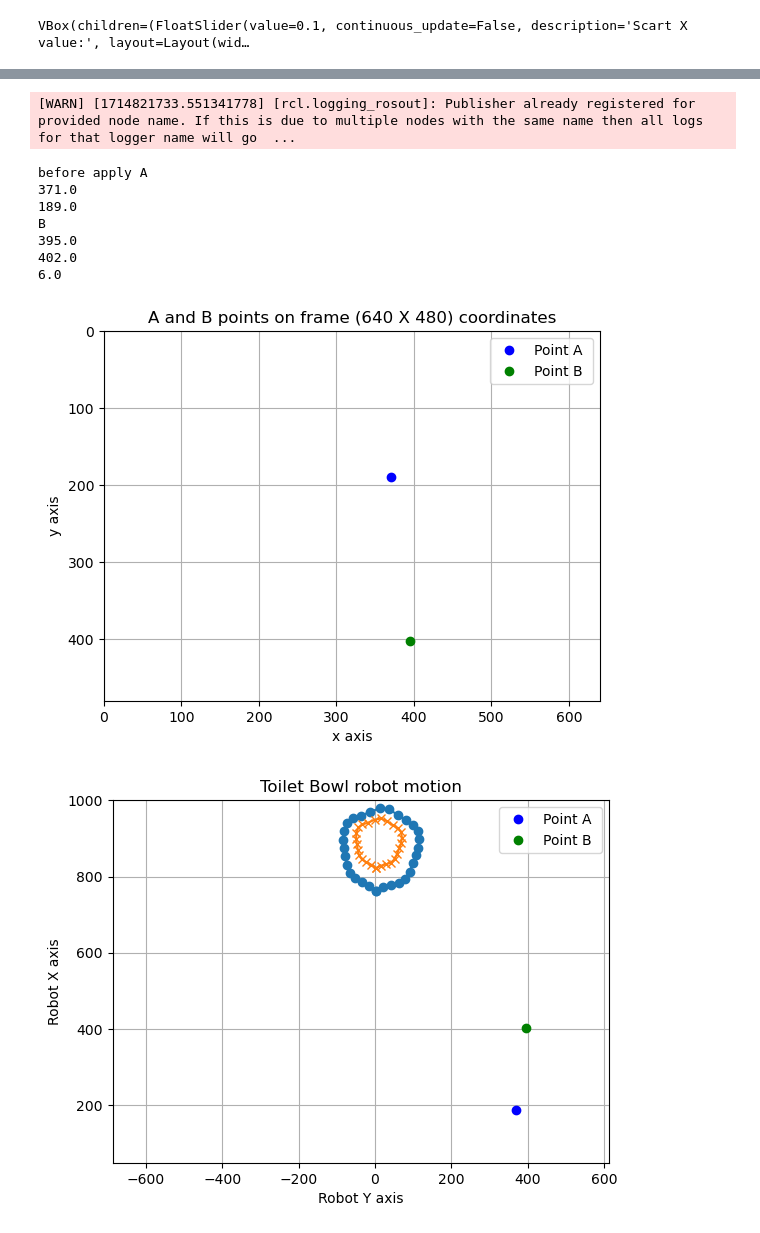
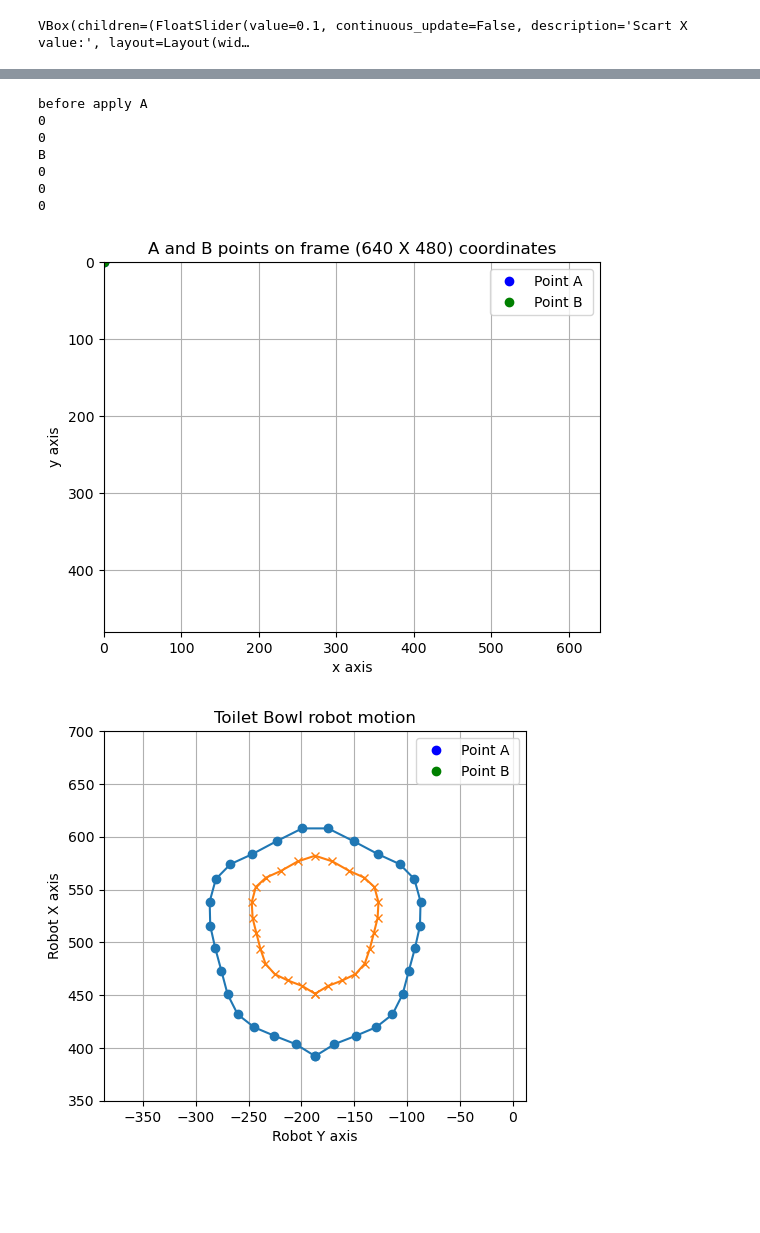
Before and after one commit to nilupul-tsukarm/VisionSystem, a Jupyter notebook: BowlDetection/KHI_DUAL.ipynb, the cells around one changed output, grey strips where cells are left out. Drawn from its saved outputs; the diff is of its cells as text; code cells hidden in the pictures; blank space fills up the shorter version.

```diff
--- a/BowlDetection/KHI_DUAL.ipynb
+++ b/BowlDetection/KHI_DUAL.ipynb
@@ -675,6 +678,13 @@ recent_radius_short=100
 #recent_y_offset = 0.0
 #recent_yaw_degrees = 0
 
+recent_Ax_offset = 0
+recent_Ay_offset = 0
+recent_Bx_offset = 0
+recent_By_offset = 0
+recent_yaw_degrees = 0
+
+"""
 # Create an instance of JSONSubscriber
 jsub = JSONSubscriber()
 
@@ -686,7 +696,7 @@ recent_Ay_offset = jsub.recent_Ay_offset
 recent_Bx_offset = jsub.recent_Bx_offset
 recent_By_offset = jsub.recent_By_offset
 recent_yaw_degrees = jsub.recent_yaw_degrees
-
+"""
 
 # sample values
 #recent_Ax_offset = 371.0
@@ -735,10 +745,11 @@ print(recent_yaw_degrees)
 recent_x_offset = recent_Ax_offset
 recent_y_offset = recent_Ay_offset
 
-
-#recent_x_offset = 0.0
-#recent_y_offset = 0.0
-#recent_yaw_degrees = 0
+"""
+recent_x_offset = 0.0
+recent_y_offset = 0.0
+recent_yaw_degrees = 0
+"""
 
 trajectory_outer, rotated_points_outer = calculate_trajectory(
     start_long=recent_start_long, start_short=recent_start_short, radius_long=recent_radius_long, radius_short=recent_radius_short,
@@ -815,15 +826,14 @@ for i in range(1, len(trajectory_inner)):
     dy_inner = trajectory_inner[i][1] - trajectory_inner[i-1][1]
     vel_commands_inner.append([dx_inner, dy_inner])
 # %% [output]
-[WARN] [1714821733.551341778] [rcl.logging_rosout]: Publisher already registered for provided node name. If this is due to multiple nodes with the same name then all logs for that logger name will go  ...
+before apply A
+0
+0
+B
+0
+0
+0
-before apply A
-371.0
-189.0
-B
-395.0
-402.0
-6.0
-[figure, old version]
+[figure, new version]
 # %%
 ## Plot operating points for confirmation
 %matplotlib inline
@@ -831,40 +841,40 @@ import matplotlib.pyplot as plt
 import numpy as np
 
 # plotting data
 plt.plot(trajectory_outer[:,1], trajectory_outer[:,0], marker='o', linestyle='-')  # 点を'○'で、線で結ぶ
 plt.plot(trajectory_inner[:,1], trajectory_inner[:,0], marker='x', linestyle='-')  # 点を'x'で、線で結ぶ
 
+
+# Plot A and B offset values
 plt.plot( recent_Ax_offset, recent_Ay_offset, marker='o', linestyle='', color='blue', label='Point A ')
-
-# Plot Bx and By offset values
 plt.plot( recent_Bx_offset, recent_By_offset, marker='o', linestyle='', color='green', label='Point B ')
 
 
 expand = 300
 # Set the maximum and minimum values of Robot's Y-axis
-#plt.xlim(-187 - 200, -187 + 200)
-plt.xlim(-187 - 200 - expand, -187 + 200 + expand+expand)
+plt.xlim(-187 - 200, -187 + 200)
+#plt.xlim(-187 - 200 - expand, -187 + 200 + expand+expand)
 #plt.xlim(-500, 500)
 
 # Set the maximum and minimum values of Robot's X-axis
-#plt.ylim(700 - 350, 700)
-plt.ylim(700 - 350 -expand, 700+expand)
+plt.ylim(700 - 350, 700)
+#plt.ylim(700 - 350 -expand, 700+expand)
 #plt.ylim(500, 1500)
 
 # Set aspect ratio equal
 plt.gca().set_aspect('equal', adjustable='box')
 
 
 # Add title and axis labels
 plt.title('Toilet Bowl robot motion')
 plt.xlabel('Robot Y axis')
 plt.ylabel('Robot X axis')
 
 plt.legend()
 # Show Grids
 plt.grid(True)
 # %% [output]
-[figure, old version]
+[figure, new version]
 # %%
 ###### Collection of methods to monitor whether the robot arm has completed its operation
 def waitForMovingLeft():
```
Also changed, not shown: parts of 19 cells of this notebook.
